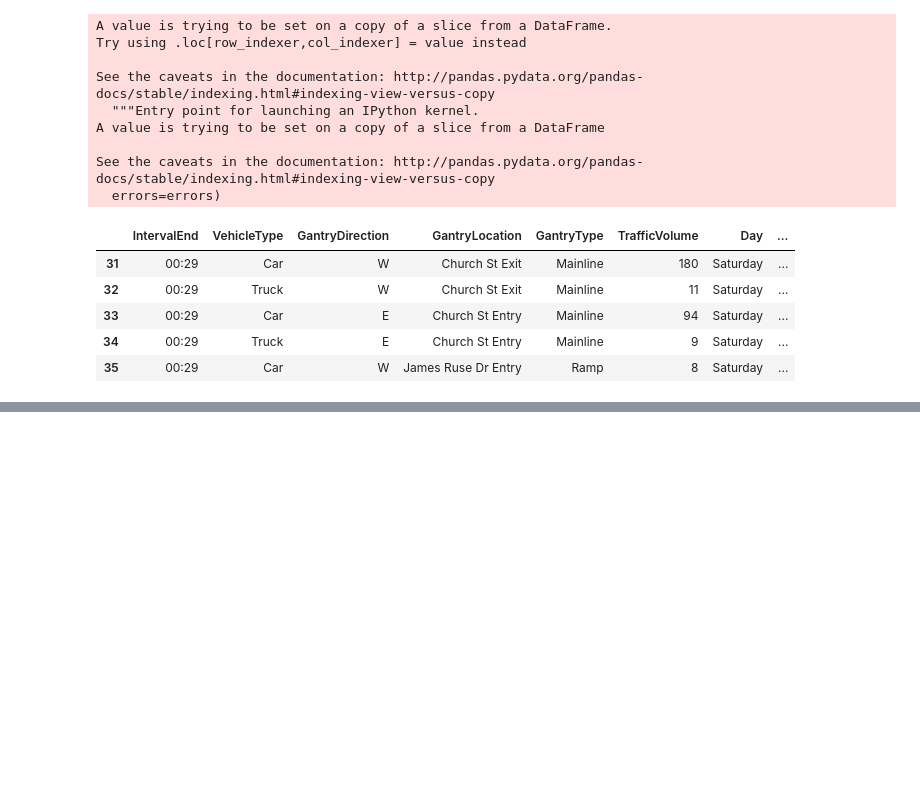
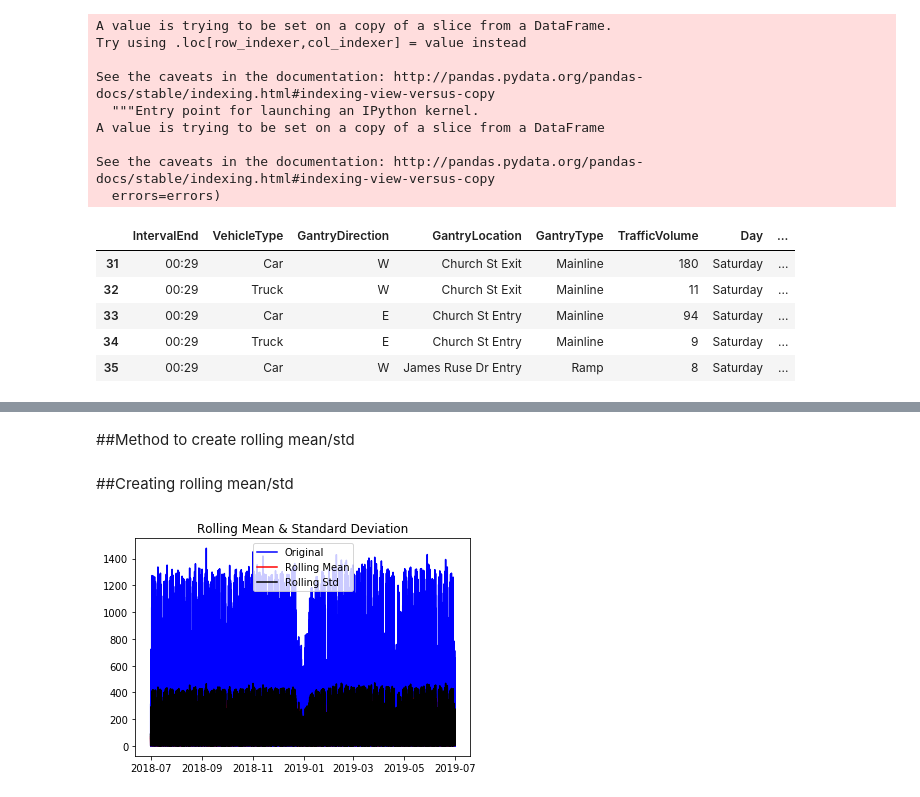
Before and after one commit to hrai/-M4-Data-Analysis, a Jupyter notebook: Assignment_2.ipynb, the cells around one changed output, grey strips where cells are left out. Saved outputs shown, nothing was run; the diff lists cells and outputs as text; code cells hidden in the pictures; blank space fills up the shorter version.

Commit message:
test_stationarity_of_timeseries

```diff
--- a/Assignment_2.ipynb
+++ b/Assignment_2.ipynb
@@ -291,0 +292,22 @@ sns.barplot(x='TrafficVolume', y='Time', data=df_day)
+# %% [markdown]
+##Method to create rolling mean/std
+# %%
+def test_stationarity_of_timeseries(timeseries):
+    #Determing rolling statistics
+    rolmean = timeseries.rolling(12).mean()
+    rolstd = timeseries.rolling(12).std()
+
+    #Plot rolling statistics:
+    orig = plt.plot(timeseries, color='blue',label='Original')
+    mean = plt.plot(rolmean, color='red', label='Rolling Mean')
+    std = plt.plot(rolstd, color='black', label = 'Rolling Std')
+    plt.legend(loc='best')
+    plt.title('Rolling Mean & Standard Deviation')
+    plt.show(block=False)
+# %% [markdown]
+##Creating rolling mean/std
+# %%
+df_stationarity=df[['DateTime','TrafficVolume']].set_index('DateTime')
+test_stationarity_of_timeseries(df_stationarity)
+# %% [output]
+[figure, added]
```
Also changed, not shown: parts of 1 cell of this notebook.
